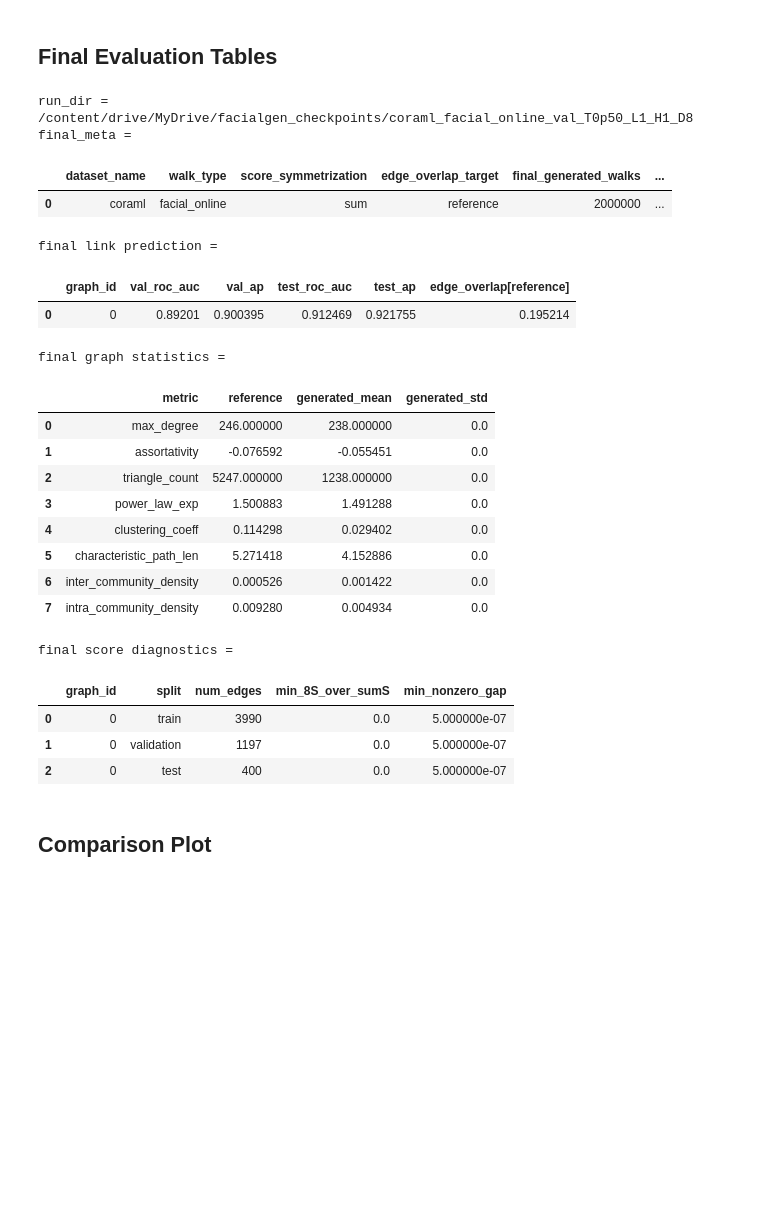
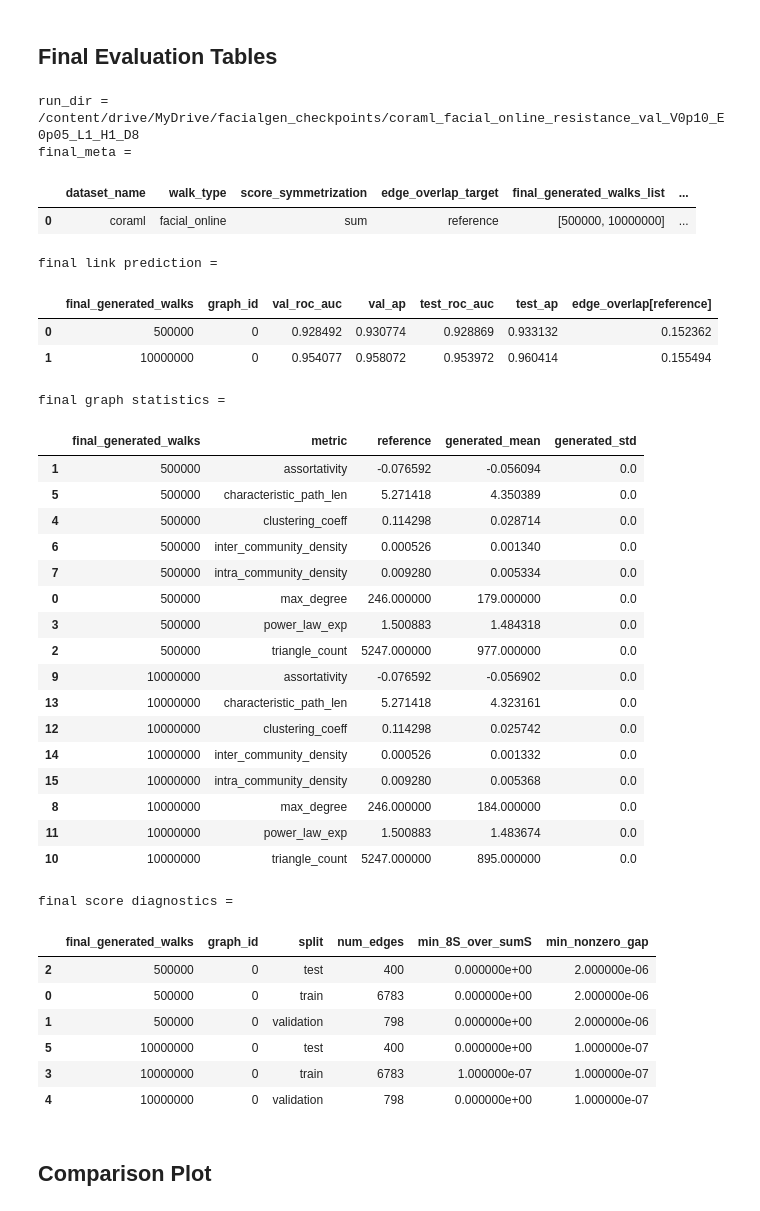
Before and after one commit to rbmuk/facialgen, a Jupyter notebook: plots.ipynb, the cells around one changed output. Saved outputs shown, nothing was run; the diff lists cells and outputs as text; code cells hidden in the pictures; blank space fills up the shorter version.

```diff
--- a/plots.ipynb
+++ b/plots.ipynb
@@ -43,7 +43,7 @@ selected_runs = [
 
 # If left empty, the notebook will auto-discover all child directories under runs_root.
 if not selected_runs:
-    selected_runs = sorted([p for p in runs_root.glob('*') if p.is_dir()])
+    selected_runs = sorted([p for p in runs_root.glob('*') if p.is_dir() and not p.name.startswith('!')])
 
 print('selected_runs =')
 for p in selected_runs:
@@ -225,41 +336,65 @@ if not edge_df.empty:
 # %%
 run_idx = 1
 run = runs[run_idx]
 print('run_dir =', run['run_dir'])
 print('final_meta =')
 display(pd.DataFrame([run['final_meta']]) if run['final_meta'] else pd.DataFrame())
 
+final_lp = run['final_lp'].copy()
+final_stats = run['final_stats'].copy()
+final_diag = run['final_diag'].copy()
+
+if 'final_generated_walks' in final_lp.columns:
+    final_lp = final_lp.sort_values(['final_generated_walks', 'graph_id'], na_position='last')
+if 'final_generated_walks' in final_stats.columns:
+    final_stats = final_stats.sort_values(['final_generated_walks', 'metric'], na_position='last')
+if 'final_generated_walks' in final_diag.columns:
+    split_col = 'split' if 'split' in final_diag.columns else 'split_name'
+    final_diag = final_diag.sort_values(['final_generated_walks', 'graph_id', split_col], na_position='last')
+
 print('final link prediction =')
-display(run['final_lp'])
+display(final_lp)
 
 print('final graph statistics =')
-display(run['final_stats'])
+display(final_stats)
 
 print('final score diagnostics =')
-display(run['final_diag'])
+display(final_diag)
 # %% [output]
-run_dir = /content/drive/MyDrive/facialgen_checkpoints/coraml_facial_online_val_T0p50_L1_H1_D8
+run_dir = /content/drive/MyDrive/facialgen_checkpoints/coraml_facial_online_resistance_val_V0p10_E0p05_L1_H1_D8
 final_meta =
-|  | dataset_name | walk_type | score_symmetrization | edge_overlap_target | final_generated_walks | ... |
-| 0 | coraml | facial_online | sum | reference | 2000000 | ... |
+|  | dataset_name | walk_type | score_symmetrization | edge_overlap_target | final_generated_walks_list | ... |
+| 0 | coraml | facial_online | sum | reference | [500000, 10000000] | ... |
 final link prediction =
-|  | graph_id | val_roc_auc | val_ap | test_roc_auc | test_ap | edge_overlap[reference] |
-| 0 | 0 | 0.89201 | 0.900395 | 0.912469 | 0.921755 | 0.195214 |
+|  | final_generated_walks | graph_id | val_roc_auc | val_ap | test_roc_auc | test_ap | edge_overlap[reference] |
+| 0 | 500000 | 0 | 0.928492 | 0.930774 | 0.928869 | 0.933132 | 0.152362 |
+| 1 | 10000000 | 0 | 0.954077 | 0.958072 | 0.953972 | 0.960414 | 0.155494 |
 final graph statistics =
-|  | metric | reference | generated_mean | generated_std |
-| 0 | max_degree | 246.000000 | 238.000000 | 0.0 |
-| 1 | assortativity | -0.076592 | -0.055451 | 0.0 |
-| 2 | triangle_count | 5247.000000 | 1238.000000 | 0.0 |
-| 3 | power_law_exp | 1.500883 | 1.491288 | 0.0 |
-| 4 | clustering_coeff | 0.114298 | 0.029402 | 0.0 |
-| 5 | characteristic_path_len | 5.271418 | 4.152886 | 0.0 |
-| 6 | inter_community_density | 0.000526 | 0.001422 | 0.0 |
-| 7 | intra_community_density | 0.009280 | 0.004934 | 0.0 |
+|  | final_generated_walks | metric | reference | generated_mean | generated_std |
+| 1 | 500000 | assortativity | -0.076592 | -0.056094 | 0.0 |
+| 5 | 500000 | characteristic_path_len | 5.271418 | 4.350389 | 0.0 |
+| 4 | 500000 | clustering_coeff | 0.114298 | 0.028714 | 0.0 |
+| 6 | 500000 | inter_community_density | 0.000526 | 0.001340 | 0.0 |
+| 7 | 500000 | intra_community_density | 0.009280 | 0.005334 | 0.0 |
+| 0 | 500000 | max_degree | 246.000000 | 179.000000 | 0.0 |
+| 3 | 500000 | power_law_exp | 1.500883 | 1.484318 | 0.0 |
+| 2 | 500000 | triangle_count | 5247.000000 | 977.000000 | 0.0 |
+| 9 | 10000000 | assortativity | -0.076592 | -0.056902 | 0.0 |
+| 13 | 10000000 | characteristic_path_len | 5.271418 | 4.323161 | 0.0 |
+| 12 | 10000000 | clustering_coeff | 0.114298 | 0.025742 | 0.0 |
+| 14 | 10000000 | inter_community_density | 0.000526 | 0.001332 | 0.0 |
+| 15 | 10000000 | intra_community_density | 0.009280 | 0.005368 | 0.0 |
+| 8 | 10000000 | max_degree | 246.000000 | 184.000000 | 0.0 |
+| 11 | 10000000 | power_law_exp | 1.500883 | 1.483674 | 0.0 |
+| 10 | 10000000 | triangle_count | 5247.000000 | 895.000000 | 0.0 |
 final score diagnostics =
-|  | graph_id | split | num_edges | min_8S_over_sumS | min_nonzero_gap |
-| 0 | 0 | train | 3990 | 0.0 | 5.000000e-07 |
-| 1 | 0 | validation | 1197 | 0.0 | 5.000000e-07 |
-| 2 | 0 | test | 400 | 0.0 | 5.000000e-07 |
+|  | final_generated_walks | graph_id | split | num_edges | min_8S_over_sumS | min_nonzero_gap |
+| 2 | 500000 | 0 | test | 400 | 0.000000e+00 | 2.000000e-06 |
+| 0 | 500000 | 0 | train | 6783 | 0.000000e+00 | 2.000000e-06 |
+| 1 | 500000 | 0 | validation | 798 | 0.000000e+00 | 2.000000e-06 |
+| 5 | 10000000 | 0 | test | 400 | 0.000000e+00 | 1.000000e-07 |
+| 3 | 10000000 | 0 | train | 6783 | 1.000000e-07 | 1.000000e-07 |
+| 4 | 10000000 | 0 | validation | 798 | 0.000000e+00 | 1.000000e-07 |
 # %% [markdown]
 ## Comparison Plot
 # %%
```
Also changed, not shown: parts of 9 cells of this notebook, 4 other files.
